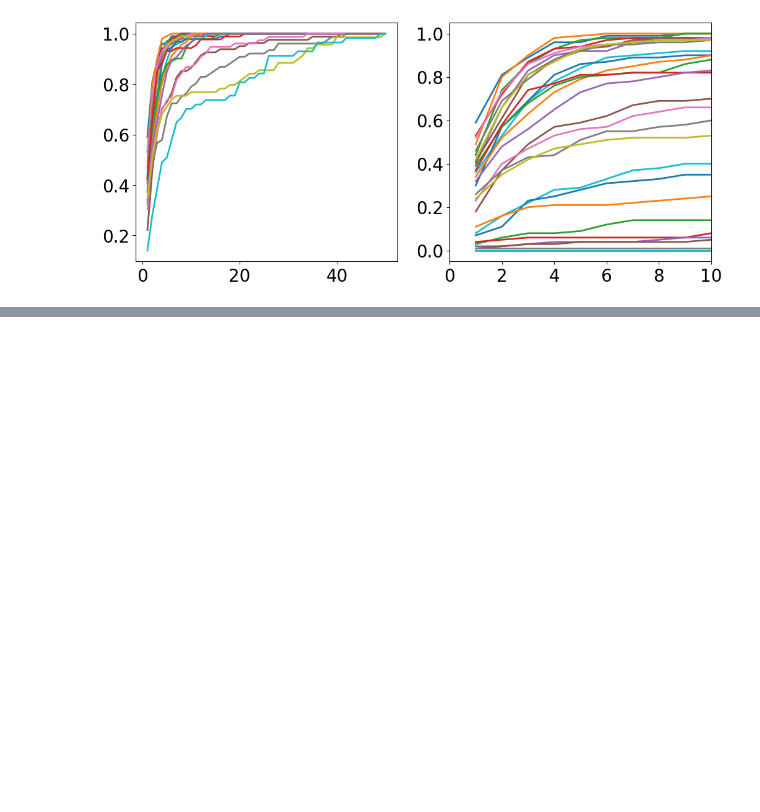
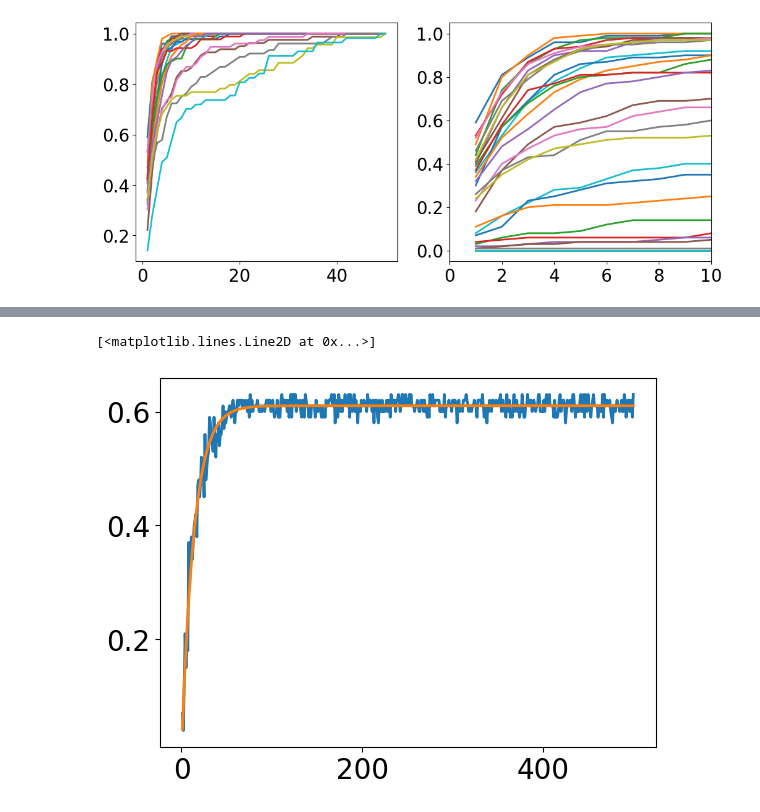
Before and after one commit to zsxqblz/classical_hayden_preskill, a Jupyter notebook: visualization/visualization_240323.ipynb, the cells around one changed output, grey strips where cells are left out. Cells and saved outputs as stored; diff of their text form; code cells hidden in the pictures; blank space fills up the shorter version.

```diff
--- a/visualization/visualization_240323.ipynb
+++ b/visualization/visualization_240323.ipynb
@@ -110,0 +155,6 @@ for pertb_idx in range(0,6,1):
+# %%
+plt.plot(nmeas_l, S_ave_arr[pertb_idx,:])
+plt.plot(nmeas_l,fit_exp(nmeas_l,*popt))
+# %% [output]
+[<matplotlib.lines.Line2D at 0x...>]
+[figure, added]
```
Also changed, not shown: parts of 28 cells of this notebook, 10 other files.
